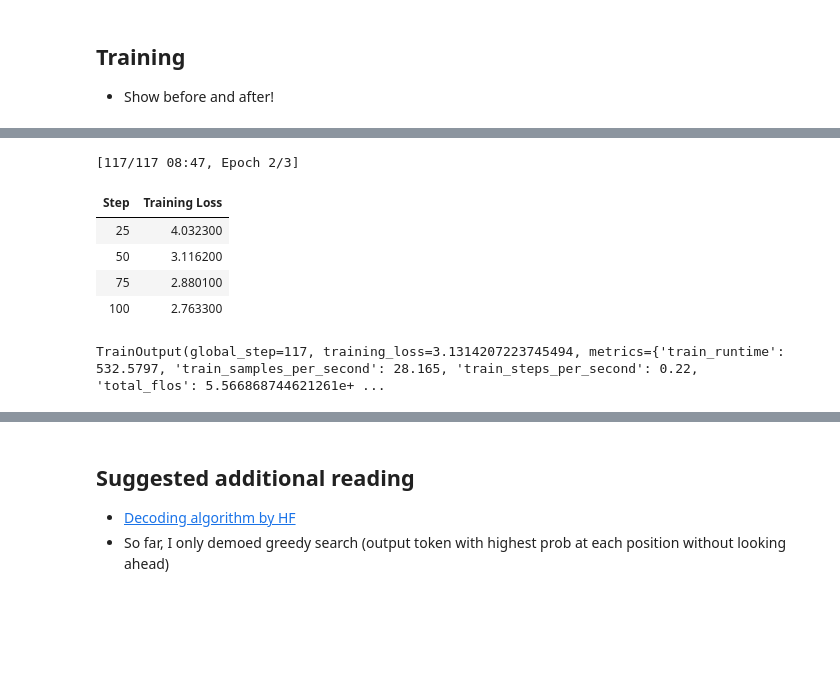
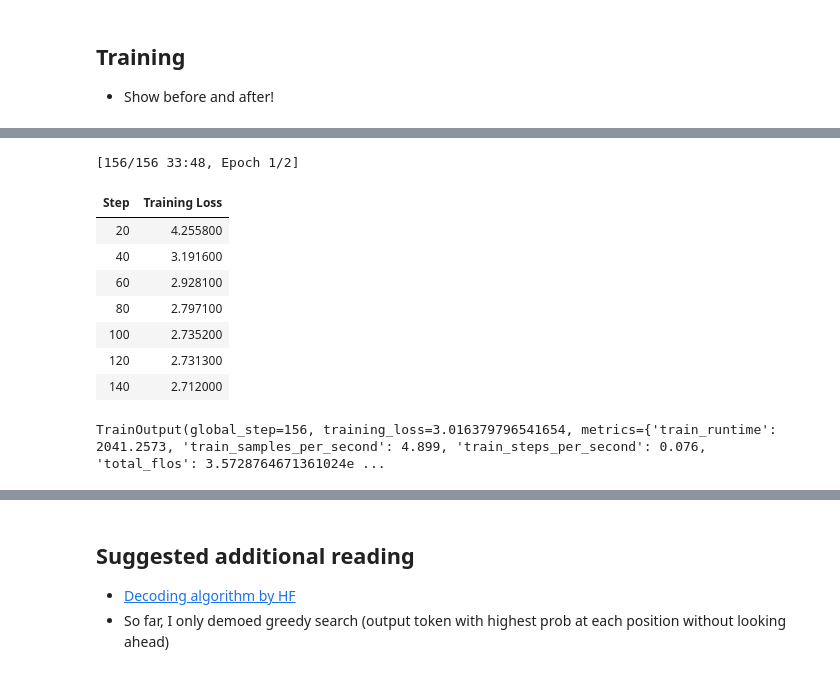
Before and after one commit to hululuzhu/llama-lora-chinese-couplet, a Jupyter notebook: LLaMA_LoRA_Chinese_Couplet_demo_v1.ipynb, the cells around one changed output, grey strips where cells are left out. Cells and saved outputs as stored; diff of their text form; code cells hidden in the pictures; blank space fills up the shorter version.

```diff
--- a/LLaMA_LoRA_Chinese_Couplet_demo_v1.ipynb
+++ b/LLaMA_LoRA_Chinese_Couplet_demo_v1.ipynb
@@ -326,40 +329,42 @@ Before training
 # %%
 # As you can tell, I even omitted eval_dataset for this demo :(
 trainer = transformers.Trainer(
     model=lora_model,
     train_dataset=tokenized_train_ds,
     args=transformers.TrainingArguments(
         # increased batch size will significantly increase GPU requirement here
         # Decrease to 4 if you have less than 16G vram
         # Batch = 4, probably 8.3-8.8G vram
         # Batch = 16, 9.5G+
         # Batch = 32, 11G+
         # Batch = 64, 14G+
         per_device_train_batch_size=32,
         gradient_accumulation_steps=2,
         warmup_steps=8,
         num_train_epochs=2,
         learning_rate=2e-4,
         fp16=True,
-        logging_steps=200,
+        logging_steps=20,
         output_dir='outputs',
         remove_unused_columns=False,
     ),
     data_collator=transformers.DataCollatorForSeq2Seq(
         tokenizer, pad_to_multiple_of=8, return_tensors="pt", padding=True,
     ),
 )
-
-lora_model.config.use_cache = False  # silence the warnings. Please re-enable for inference!
+lora_model.config.use_cache = False # Alpaca Lora sets this for training
 trainer.train()
 # %% [output]
-[117/117 08:47, Epoch 2/3]
+[156/156 33:48, Epoch 1/2]
 | Step | Training Loss |
-| 25 | 4.032300 |
-| 50 | 3.116200 |
-| 75 | 2.880100 |
-| 100 | 2.763300 |
+| 20 | 4.255800 |
+| 40 | 3.191600 |
+| 60 | 2.928100 |
+| 80 | 2.797100 |
+| 100 | 2.735200 |
+| 120 | 2.731300 |
+| 140 | 2.712000 |
-TrainOutput(global_step=117, training_loss=3.1314207223745494, metrics={'train_runtime': 532.5797, 'train_samples_per_second': 28.165, 'train_steps_per_second': 0.22, 'total_flos': 5.566868744621261e+ ...
+TrainOutput(global_step=156, training_loss=3.016379796541654, metrics={'train_runtime': 2041.2573, 'train_samples_per_second': 4.899, 'train_steps_per_second': 0.076, 'total_flos': 3.5728764671361024e ...
 # %%
 # Empirical quick tests showed "somehow ok" results if loss < 3.0
 print("After training")
```
Also changed, not shown: parts of 11 cells of this notebook.
